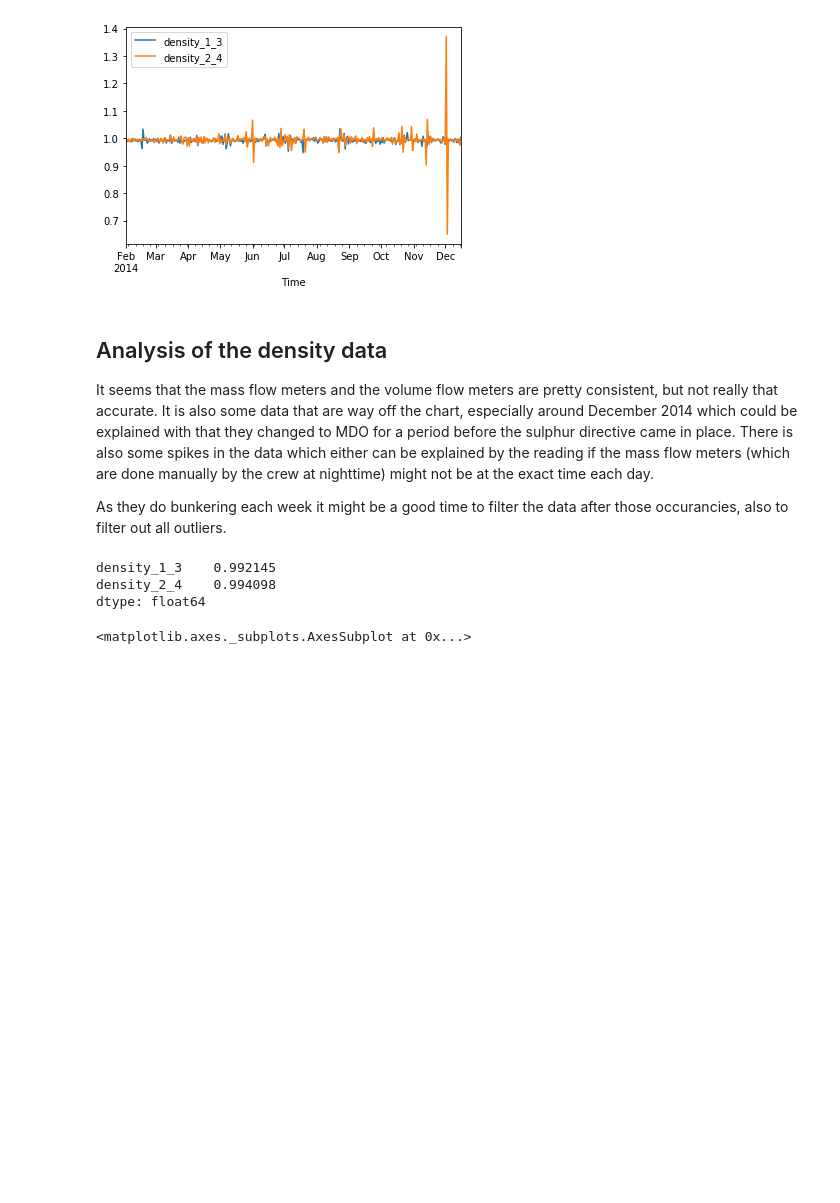
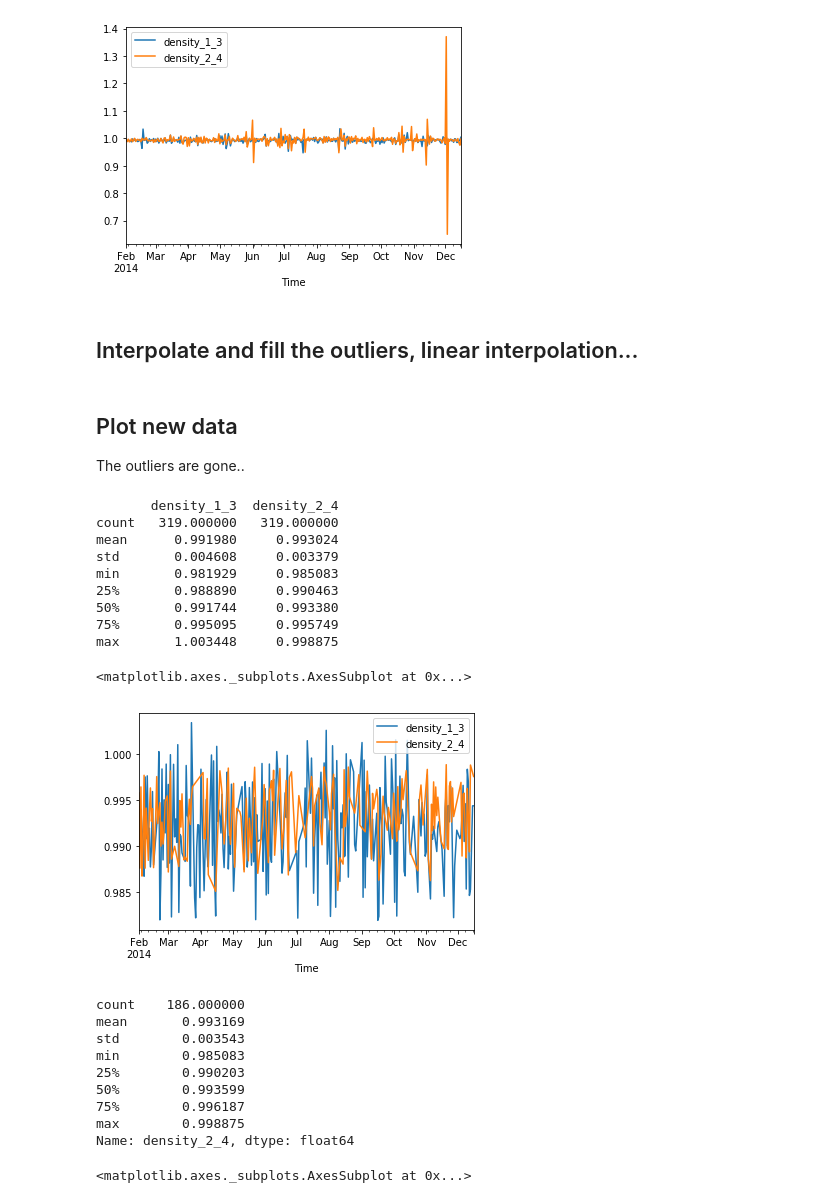
Before and after one commit to frahlg/ML-FO_Flow, a Jupyter notebook: Method-FO-calc.ipynb, the cells around one changed output. Cells and saved outputs as stored; diff of their text form; code cells hidden in the pictures; blank space fills up the shorter version.

Commit message:
Fuel density

```diff
--- a/Method-FO-calc.ipynb
+++ b/Method-FO-calc.ipynb
@@ -230,18 +236,52 @@ min       0.946711     0.649660
 max       1.034909     1.370472
 <matplotlib.axes._subplots.AxesSubplot at 0x...>
 [figure]
-# %% [markdown]
-## Analysis of the density data
-
-It seems that the mass flow meters and the volume flow meters are pretty consistent, but not really that accurate. It is also some data that are way off the chart, especially around December 2014 which could be explained with that they changed to MDO for a period before the sulphur directive came in place. There is also some spikes in the data which either can be explained by the reading if the mass flow meters (which are done manually by the crew at nighttime) might not be at the exact time each day.
-
-As they do bunkering each week it might be a good time to filter the data after those occurancies, also to filter out all outliers.
+# %%
+# Filter out high and low quantile, replace with NaN
+
+quantile = 0.1
+
+fo_total['density_1_3'][(fo_total['density_1_3'] > fo_total['density_1_3'].quantile(1-quantile))] = np.nan
+fo_total['density_1_3'][(fo_total['density_1_3'] < fo_total['density_1_3'].quantile(quantile))] = np.nan
+
+fo_total['density_2_4'][(fo_total['density_2_4'] > fo_total['density_1_3'].quantile(1-quantile))] = np.nan
+fo_total['density_2_4'][(fo_total['density_2_4'] < fo_total['density_1_3'].quantile(quantile))] = np.nan
+# %% [markdown]
+## Interpolate and fill the outliers, linear interpolation...
+# %%
+fo_total['density_1_3'] = fo_total['density_1_3'].interpolate()
+fo_total['density_2_4'] = fo_total['density_2_4'].interpolate()
+# %% [markdown]
+## Plot new data
+
+The outliers are gone..
+# %%
+print(fo_total[['density_1_3','density_2_4']].describe())
+fo_total[['density_1_3','density_2_4']].plot()
+# %% [output]
+       density_1_3  density_2_4
+count   319.000000   319.000000
+mean      0.991980     0.993024
+std       0.004608     0.003379
+min       0.981929     0.985083
+25%       0.988890     0.990463
+50%       0.991744     0.993380
+75%       0.995095     0.995749
+max       1.003448     0.998875
+<matplotlib.axes._subplots.AxesSubplot at 0x...>
+[figure, added]
 # %%
-fo_total[['density_1_3','density_2_4']].mean()
+fo_total['density_2_4'].describe()
 # %% [output]
-density_1_3    0.992145
-density_2_4    0.994098
-dtype: float64
+count    186.000000
+mean       0.993169
+std        0.003543
+min        0.985083
+25%        0.990203
+50%        0.993599
+75%        0.996187
+max        0.998875
+Name: density_2_4, dtype: float64
 # %%
 fo_1_3_total['density'].plot()
 # %% [output]
```
Also changed, not shown: parts of 1 cell of this notebook.
